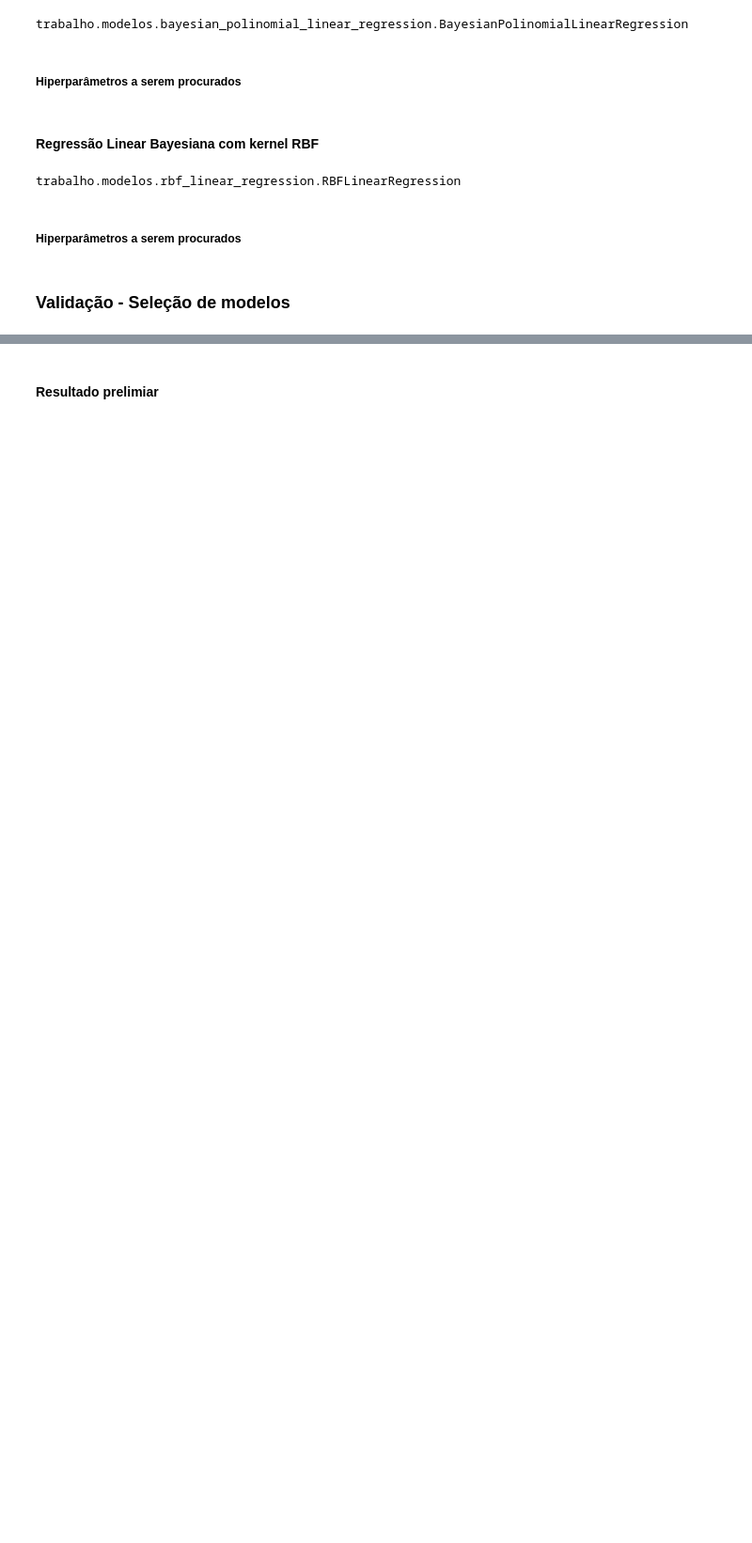
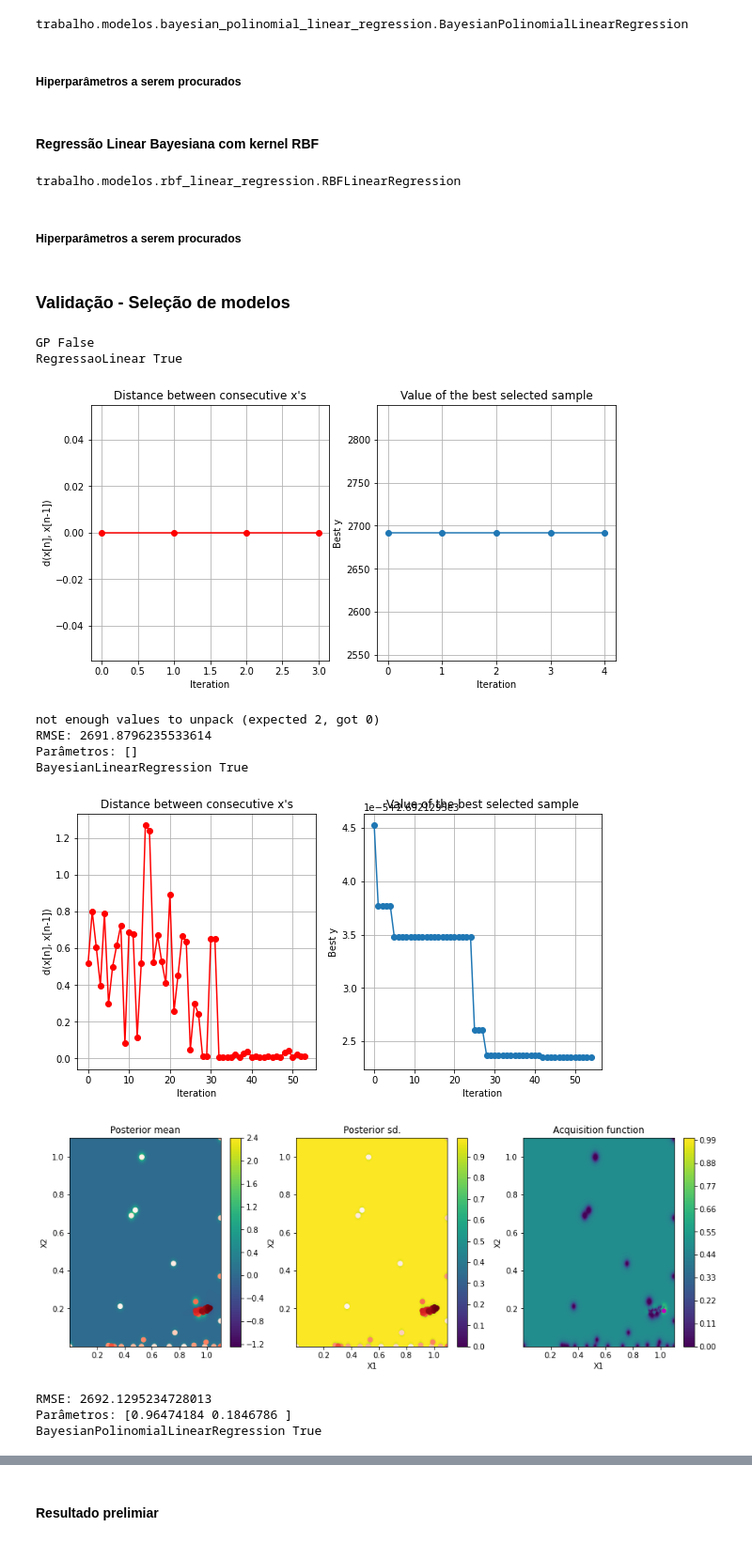
Before and after one commit to JordaoMemoria/topicosTrabalhoFinal, a Jupyter notebook: TreinamentoRegressao.ipynb, the cells around one changed output, grey strips where cells are left out. Shown at 94% size. Drawn from its saved outputs; the diff is of its cells as text; code cells hidden in the pictures; blank space fills up the shorter version.

```diff
--- a/TreinamentoRegressao.ipynb
+++ b/TreinamentoRegressao.ipynb
@@ -9,14 +9,10 @@ treinar = {
     'RBFLinearRegression': True,
 }
 # %%
-# Fold em que o código será executado
-# Selecione: inteiro no intervalo [0 e 4]
-fold_externo = 0
-
 # Métrica da otimização bayesiana
 # Selecione: rmse, nlpd
-#metrica = 'rmse'
-metrica = 'nlpd'
+metrica = 'rmse'
+#metrica = 'nlpd'
 # %% [markdown]
 ## Conjunto de dados
 # %%
@@ -63,9 +59,10 @@ dataset.head()
 
 Os dados foram separados em treino e em teste seguindo a proporção de $70\%$ para treino e de $30\%$ para testes. O processo de seleção do modelo será descrito posteriormente.
 # %%
-from trabalho.util.kfold import get_fold
+from sklearn.model_selection import train_test_split
 
-_, X_train, X_test, y_train, y_test = get_fold(fold_externo, n_splits=5, X=X, y=y)
+# FIXME: Separar respeitando a proproção em cada cidade
+X_train, X_test, y_train, y_test = train_test_split(X, y, test_size=0.3, random_state=42)
 
 #X_train = X_train[:5]
 #y_train = y_train[:5]
@@ -380,7 +398,33 @@ def validacao_cruzada(Modelo, dominio, X, y, max_iter=25, k_folds=5, metrica='rm
 
     return relatorio
+# %%
+modelos = {
+    'GP': (GP, dominio_gp),
+    'RegressaoLinear': (RegressaoLinear, dominio_regressao_linear),
+    'BayesianLinearRegression': (BayesianLinearRegression, dominio_regressao_linear_bayesiana),
+    'BayesianPolinomialLinearRegression': (BayesianPolinomialLinearRegression, dominio_regressao_linear_bayesiana_polinomial),
+    'RBFLinearRegression': (RBFLinearRegression, dominio_regressao_linear_bayesiana_rbf),
+}
 # %%
-if treinar['GP']:
-    resultado_parcial = validacao_cruzada(Modelo=GP, dominio=dominio_gp, X=X_train, y=y_train, metrica=metrica)
-    relatorio_modelos = pd.concat([relatorio_modelos, resultado_parcial])
-    resultado_parcial.to_csv(f'resultados/parciais/GP_{metrica}_{fold_externo}.csv')
+relatorio_modelos = pd.DataFrame(columns=['modelo', 'parametros', 'rmse', 'nlpd', 'fold', 'tentativa'])
+
+
+for modelo, (Classe, dominio) in modelos.items():
+    print(modelo, treinar[modelo])
+    if treinar[modelo]:
+        resultado_parcial = otimizacao_bayesiana(Modelo=Classe, dominio=dominio, X=X_train, y=y_train, metrica=metrica)
+        relatorio_modelos = pd.concat([relatorio_modelos, resultado_parcial])
+        resultado_parcial.to_csv(f'resultados/parciais/{modelo}_{metrica}.csv')
+# %% [output]
+GP False
+RegressaoLinear True
+[figure, added]
+not enough values to unpack (expected 2, got 0)
+RMSE: 2691.8796235533614
+Parâmetros: []
+BayesianLinearRegression True
+[figure, added]
+[figure, added]
+RMSE: 2692.1295234728013
+Parâmetros: [0.96474184 0.1846786 ]
+BayesianPolinomialLinearRegression True
```
Also changed, not shown: parts of 15 cells of this notebook, 4 other files.
